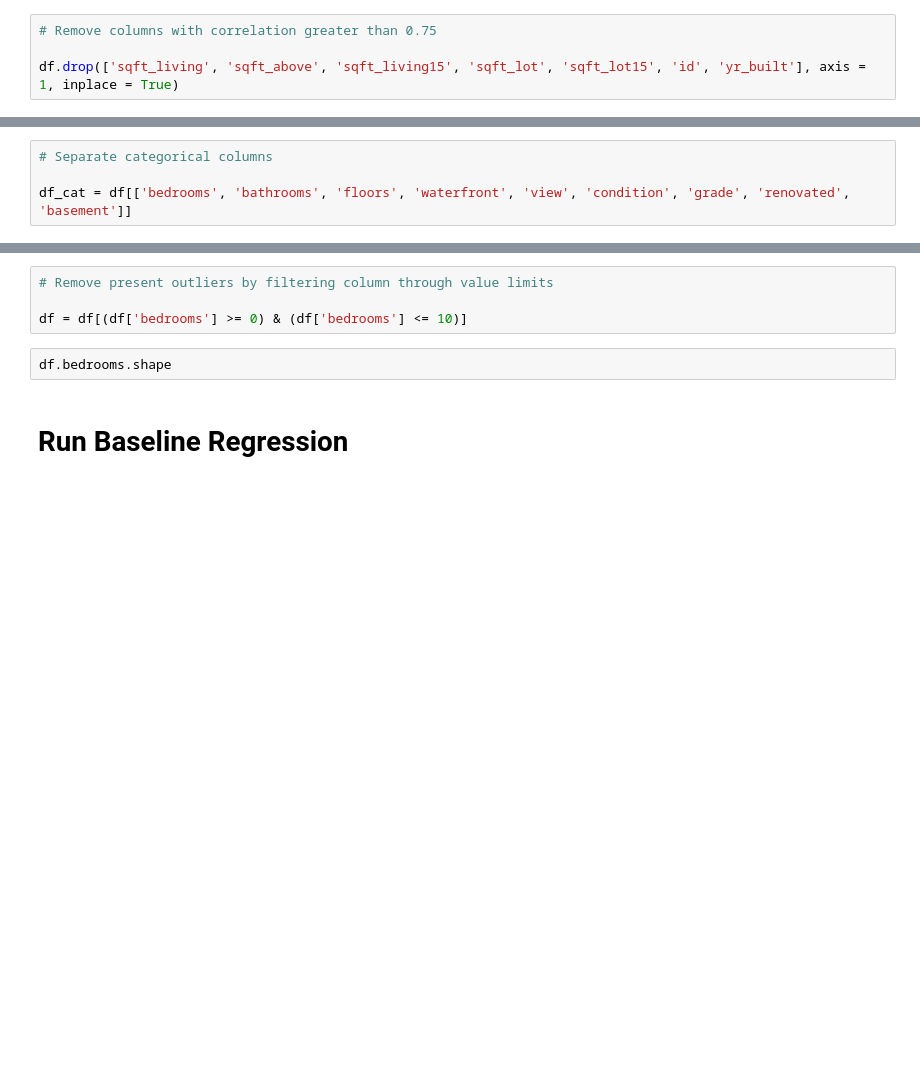
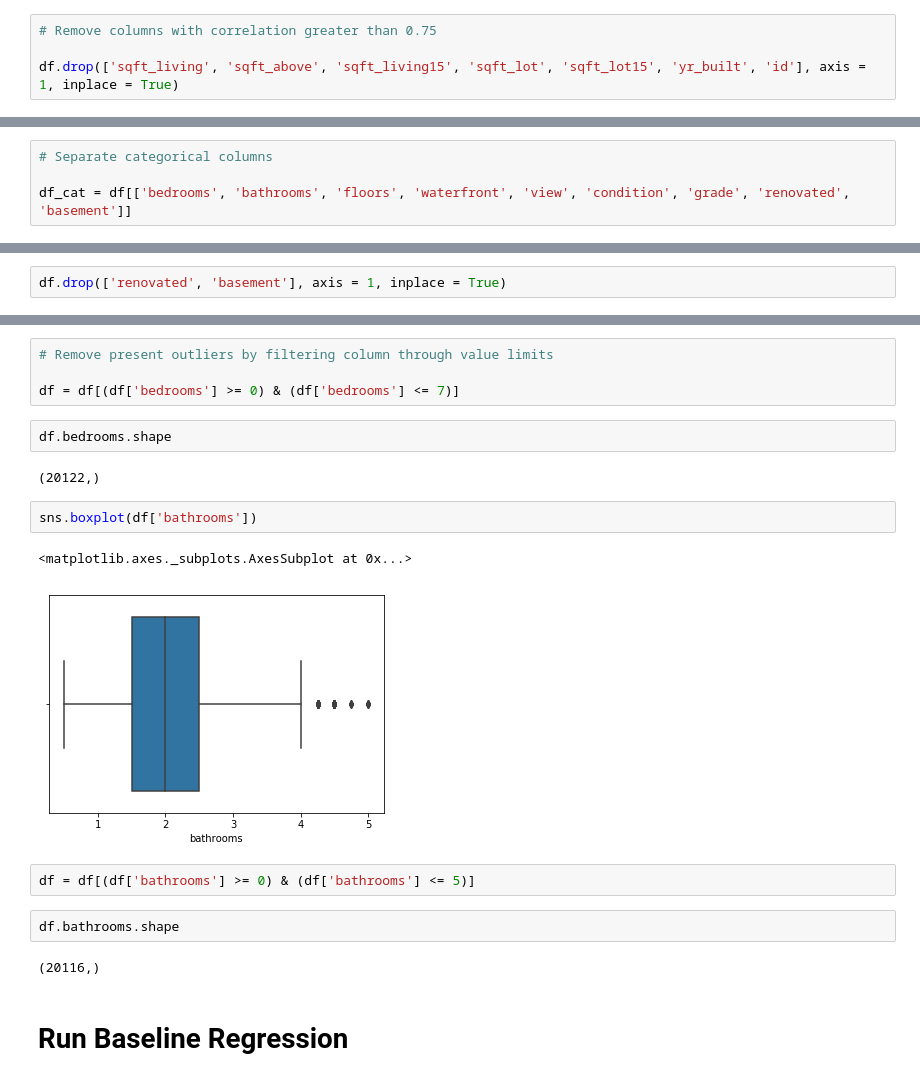
Before and after one commit to joshblumer/dsc-mod-2-project-v2-1-online-ds-sp-000, a Jupyter notebook: EDA.ipynb, the cells around one changed output, grey strips where cells are left out. Drawn from its saved outputs; the diff is of its cells as text; blank space fills up the shorter version.

```diff
--- a/EDA.ipynb
+++ b/EDA.ipynb
@@ -123,7 +254,7 @@ Sqft_living is correlated with sqft_above and sqft_living15. It is the most high
 # %%
 # Remove columns with correlation greater than 0.75
 
-df.drop(['sqft_living', 'sqft_above', 'sqft_living15', 'sqft_lot', 'sqft_lot15', 'id', 'yr_built'], axis = 1, inplace = True)
+df.drop(['sqft_living', 'sqft_above', 'sqft_living15', 'sqft_lot', 'sqft_lot15', 'yr_built', 'id'], axis = 1, inplace = True)
 # %%
 # Review changes
 
@@ -168,2 +354,4 @@ df.price.shape
+# %%
+df.drop(['renovated', 'basement'], axis = 1, inplace = True)
 # %%
 sns.boxplot(df['bedrooms'])
@@ -170,9 +361,22 @@ sns.boxplot(df['bedrooms'])
 # %%
 # Remove present outliers by filtering column through value limits
 
-df = df[(df['bedrooms'] >= 0) & (df['bedrooms'] <= 10)]
+df = df[(df['bedrooms'] >= 0) & (df['bedrooms'] <= 7)]
 # %%
 df.bedrooms.shape
+# %% [output]
+(20122,)
+# %%
+sns.boxplot(df['bathrooms'])
+# %% [output]
+<matplotlib.axes._subplots.AxesSubplot at 0x...>
+[figure, added]
+# %%
+df = df[(df['bathrooms'] >= 0) & (df['bathrooms'] <= 5)]
+# %%
+df.bathrooms.shape
+# %% [output]
+(20116,)
 # %% [markdown]
 # Run Baseline Regression
 # %%
```
Also changed, not shown: parts of 25 cells of this notebook, 6 other files.
